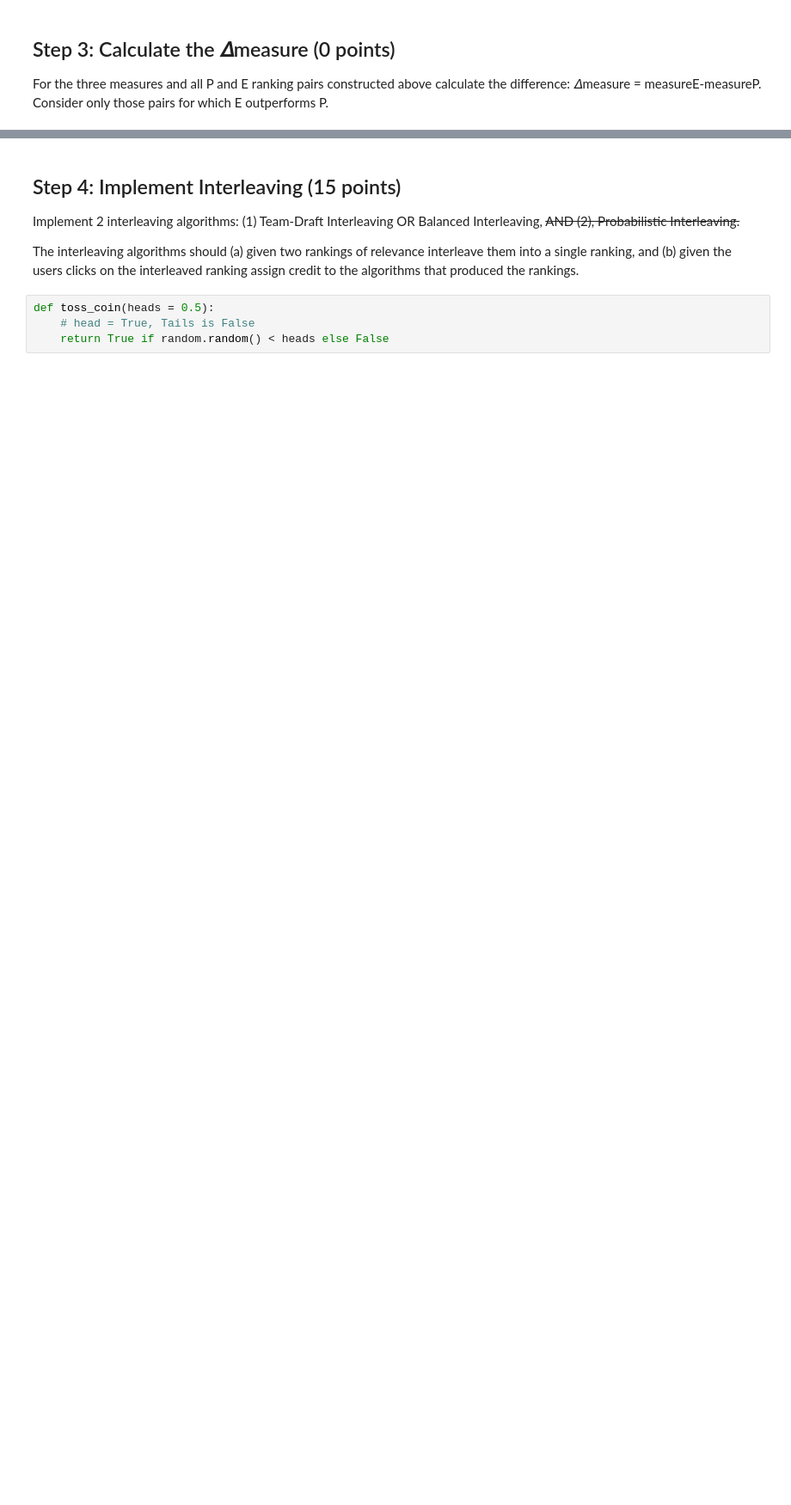
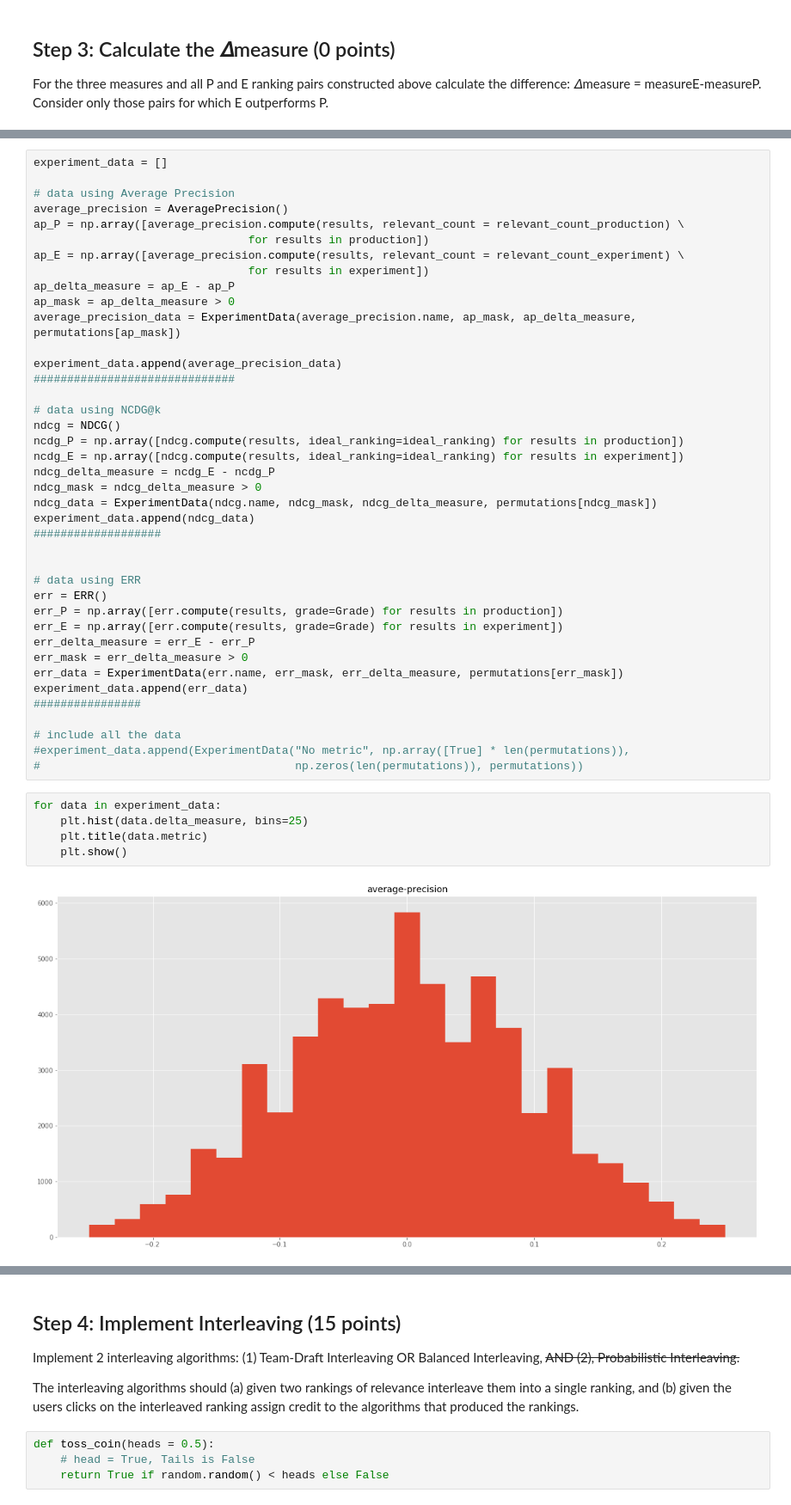
Before and after one commit to samarthbhargav/ir1, a Jupyter notebook: homeworks/11859032-11823453-10176306-hw1.ipynb, the cells around one changed output, grey strips where cells are left out. Shown at 86% size. Drawn from its saved outputs; the diff is of its cells as text; blank space fills up the shorter version.

```diff
--- a/homeworks/11859032-11823453-10176306-hw1.ipynb
+++ b/homeworks/11859032-11823453-10176306-hw1.ipynb
@@ -356,0 +404,47 @@ experiment = experiment[delta_measure > 0]
+# %%
+experiment_data = []
+
+# data using Average Precision
+average_precision = AveragePrecision()
+ap_P = np.array([average_precision.compute(results, relevant_count = relevant_count_production) \
+                                for results in production])
+ap_E = np.array([average_precision.compute(results, relevant_count = relevant_count_experiment) \
+                                for results in experiment])
+ap_delta_measure = ap_E - ap_P
+ap_mask = ap_delta_measure > 0
+average_precision_data = ExperimentData(average_precision.name, ap_mask, ap_delta_measure, permutations[ap_mask])
+
+experiment_data.append(average_precision_data)
+##############################
+
+# data using NCDG@k
+ndcg = NDCG()
+ncdg_P = np.array([ndcg.compute(results, ideal_ranking=ideal_ranking) for results in production])
+ncdg_E = np.array([ndcg.compute(results, ideal_ranking=ideal_ranking) for results in experiment])
+ndcg_delta_measure = ncdg_E - ncdg_P
+ndcg_mask = ndcg_delta_measure > 0
+ndcg_data = ExperimentData(ndcg.name, ndcg_mask, ndcg_delta_measure, permutations[ndcg_mask])
+experiment_data.append(ndcg_data)
+###################
+
+
+# data using ERR
+err = ERR()
+err_P = np.array([err.compute(results, grade=Grade) for results in production])
+err_E = np.array([err.compute(results, grade=Grade) for results in experiment])
+err_delta_measure = err_E - err_P
+err_mask = err_delta_measure > 0
+err_data = ExperimentData(err.name, err_mask, err_delta_measure, permutations[err_mask])
+experiment_data.append(err_data)
+################
+
+# include all the data
+#experiment_data.append(ExperimentData("No metric", np.array([True] * len(permutations)),
+#                                      np.zeros(len(permutations)), permutations))
+# %%
+for data in experiment_data:
+    plt.hist(data.delta_measure, bins=25)
+    plt.title(data.metric)
+    plt.show()
+# %% [output]
+[figure, added]
```
Also changed, not shown: parts of 43 cells of this notebook.
